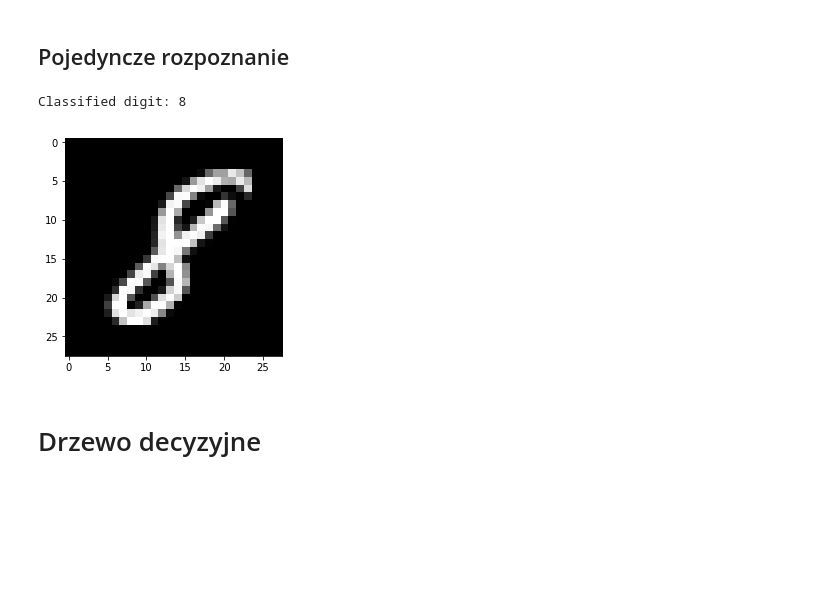
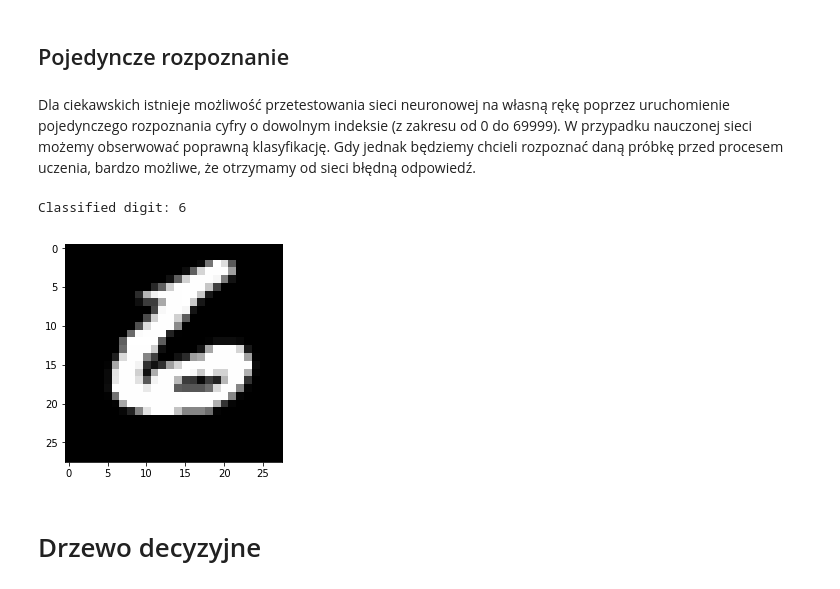
Before and after one commit to wojtasRobert/PSZT-19L, a Jupyter notebook: main-checkpoint.ipynb, the cells around one changed output. Drawn from its saved outputs; the diff is of its cells as text; code cells hidden in the pictures; blank space fills up the shorter version.

```diff
--- a/main-checkpoint.ipynb
+++ b/main-checkpoint.ipynb
@@ -199,9 +199,9 @@ for idx in range(0,k):
                    np.concatenate(y_subsets[:idx] + y_subsets[idx+1:]),
                    epochs = 1,
                    batch_size = 128,
-                   verbose = 0)
+                   verbose = 1)
 
-    loss_results.append(np.mean(result.history['loss']))
-    print('\n\n')
+    loss_results.append(np.mean(result.history['loss'])) # mean dodana jakby ktos chcial manipulowac liczba epok
+    print('\n')
 # %% [output]
 T 0
@@ -228,7 +250,7 @@ print(loss_results)
 # %%
 # powtorzenie uczenia na calym zbiorze
 result = model.fit(cnn_dataset.data, cnn_dataset.target,
-                   epochs = 5,
+                   epochs = 1,
                    batch_size = 128,
                    verbose = 1)
 # %% [output]
@@ -283,13 +268,15 @@ Test accuracy: 0.9944
 # %% [markdown]
 ## Pojedyncze rozpoznanie
+# %% [markdown]
+Dla ciekawskich istnieje możliwość przetestowania sieci neuronowej na własną rękę poprzez uruchomienie pojedynczego rozpoznania cyfry o dowolnym indeksie (z zakresu od 0 do 69999). W przypadku nauczonej sieci możemy obserwować poprawną klasyfikację. Gdy jednak będziemy chcieli rozpoznać daną próbkę przed procesem uczenia, bardzo możliwe, że otrzymamy od sieci błędną odpowiedź.
 # %%
-sample = 7777
+sample = 69999
 plt.imshow(np.reshape(cnn_dataset.data[sample], (28,28)), cmap='gray')
 pred = model.predict(np.reshape(cnn_dataset.data[sample], (1, 28, 28, 1)))
 print('Classified digit:', pred.argmax())
 # %% [output]
-Classified digit: 8
+Classified digit: 6
-[figure, old version]
+[figure, new version]
 # %% [markdown]
 # Drzewo decyzyjne
 # %% [markdown]
```
Also changed, not shown: parts of 13 cells of this notebook.
